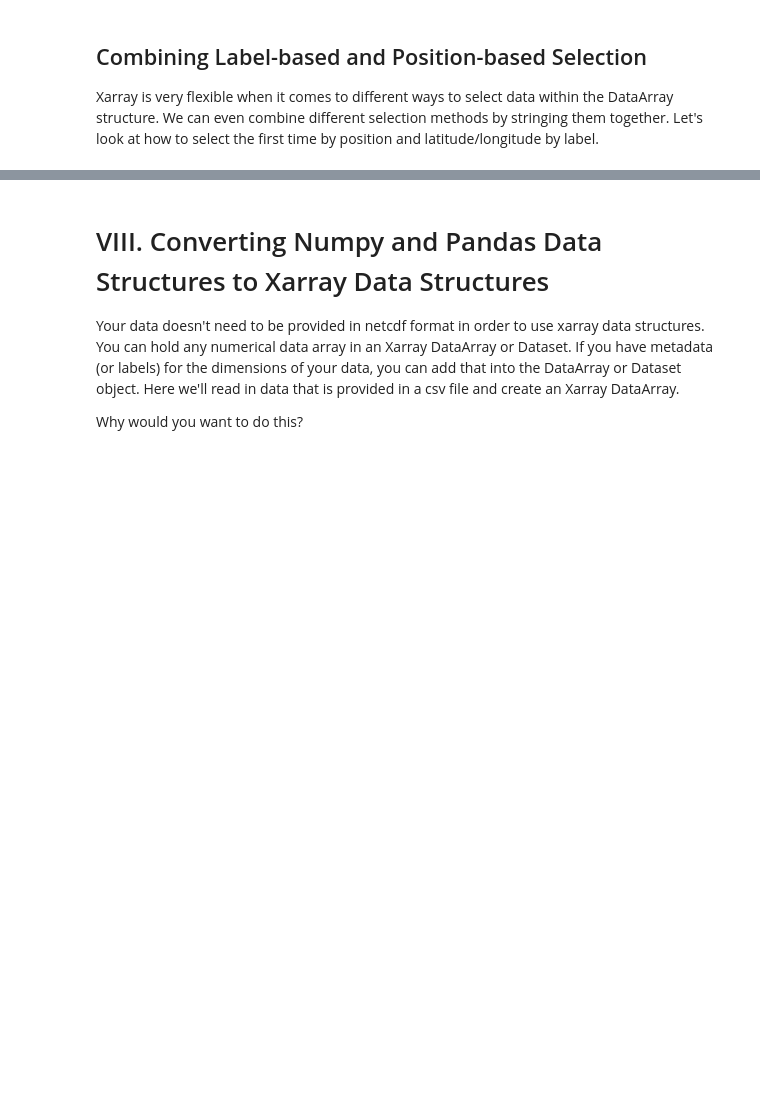
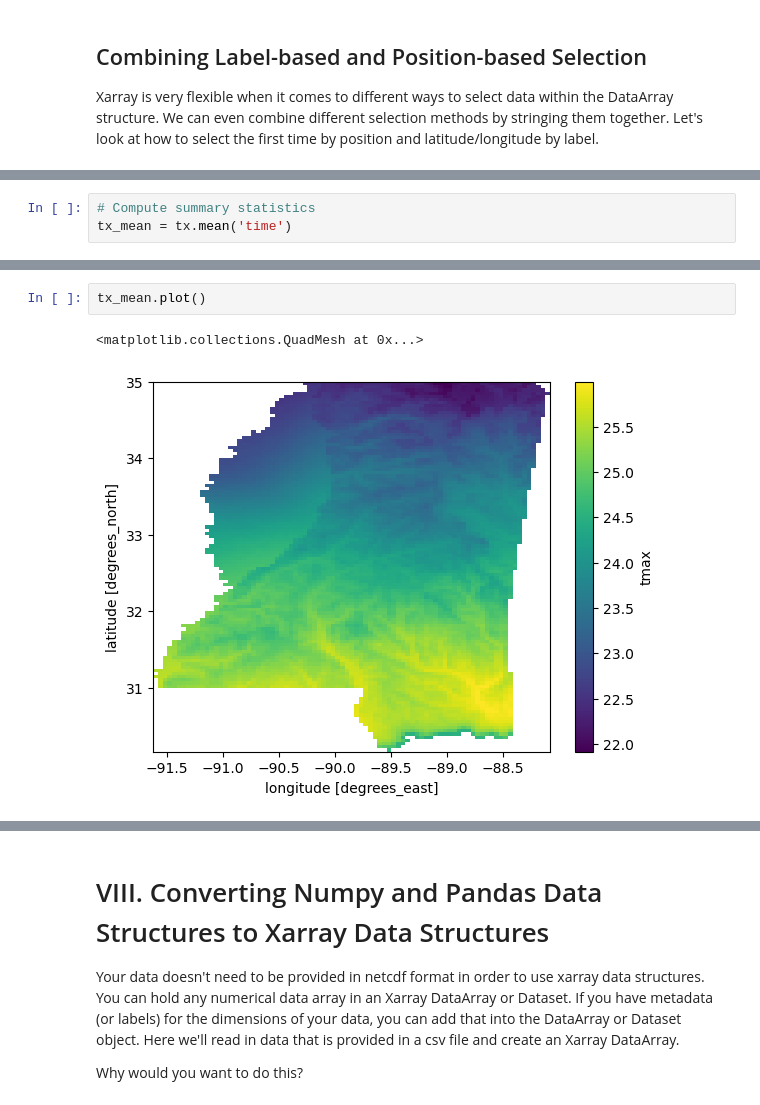
Before and after one commit to kerriegeil/DEV_canvas_beginner_py, a Jupyter notebook: IntroToXarray.ipynb, the cells around one changed output, grey strips where cells are left out. Drawn from its saved outputs; the diff is of its cells as text; blank space fills up the shorter version.

```diff
--- a/IntroToXarray.ipynb
+++ b/IntroToXarray.ipynb
@@ -1048,0 +488,3 @@ Each ndarray has a number of *attributes*. These may also be called array *prope
+# %%
+# Compute summary statistics
+tx_mean = tx.mean('time')
@@ -1048,0 +497,5 @@ Each ndarray has a number of *attributes*. These may also be called array *prope
+# %%
+tx_mean.plot()
+# %% [output]
+<matplotlib.collections.QuadMesh at 0x...>
+[figure, added]
```
Also changed, not shown: parts of 101 cells of this notebook.
